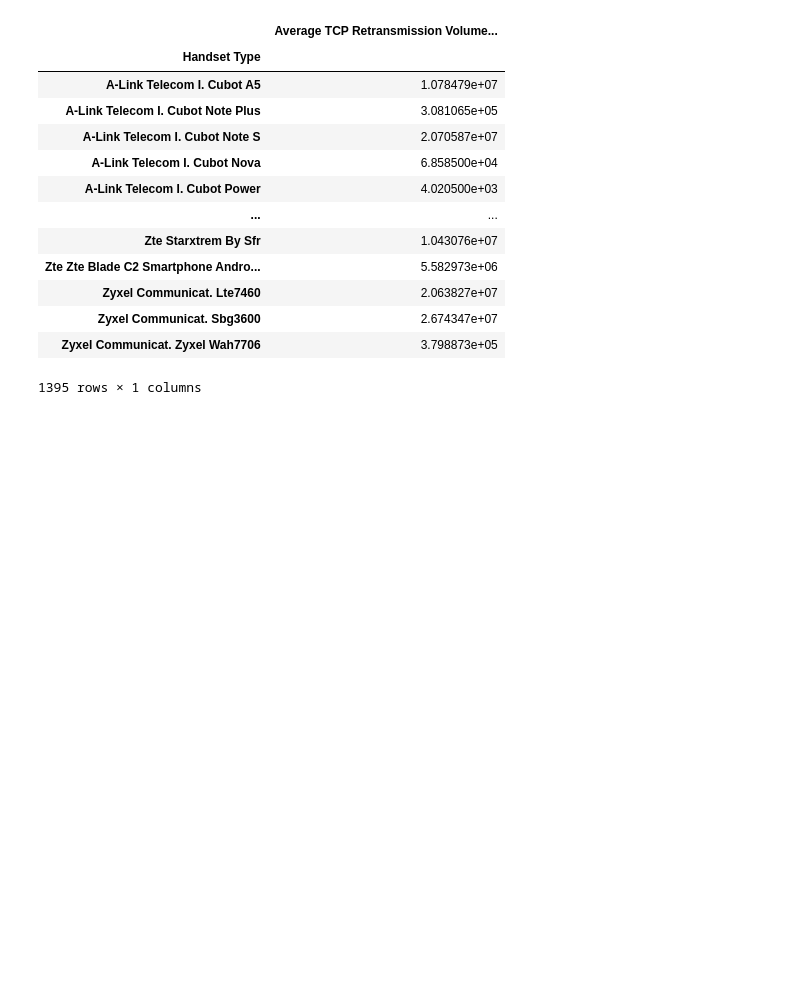
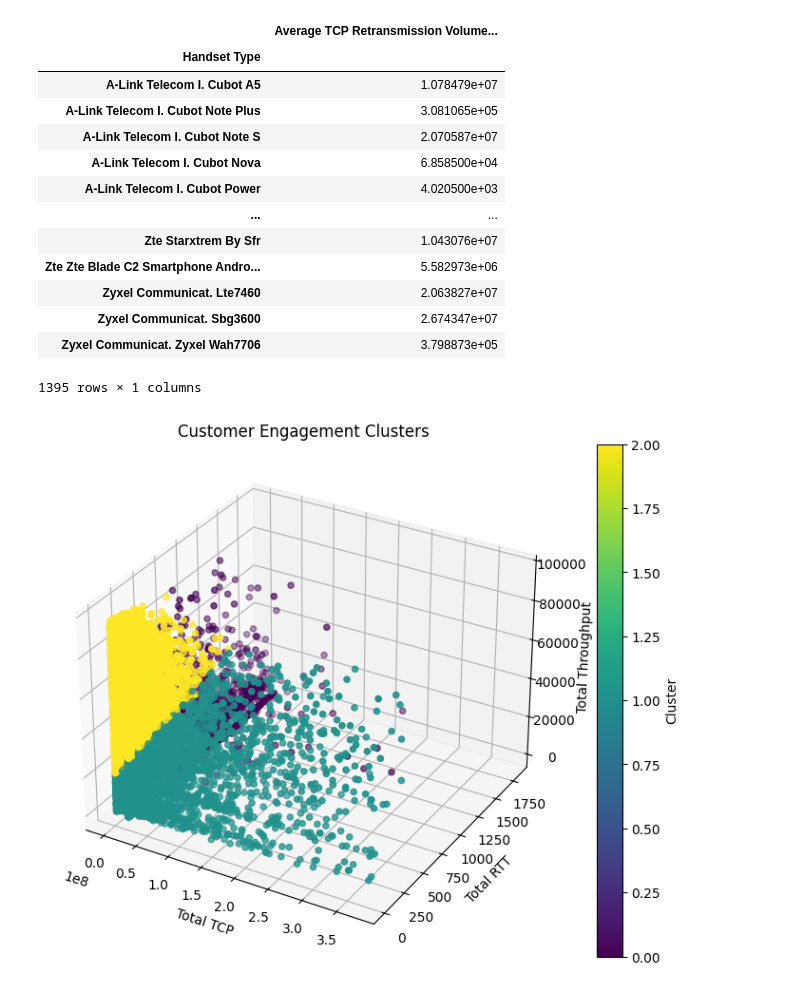
Before and after one commit to MubarekHussen/Telecom-Data-Driven-Investment-Analysis, a Jupyter notebook: notebooks/user_experience_analytics.ipynb, the cells around one changed output. Drawn from its saved outputs; the diff is of its cells as text; code cells hidden in the pictures; blank space fills up the shorter version.

Commit message:
feat: experinace cluster

```diff
--- a/notebooks/user_experience_analytics.ipynb
+++ b/notebooks/user_experience_analytics.ipynb
@@ -266,0 +280,40 @@ pd.DataFrame(avg_tcp_retrans_per_handset, columns = ['Average TCP Retransmission
+# %%
+clean_df['Total TCP'] = clean_df['TCP UL Retrans. Vol (Bytes)'] + clean_df['TCP DL Retrans. Vol (Bytes)']
+clean_df['Total RTT'] = clean_df['Avg RTT DL (ms)'] + clean_df['Avg RTT UL (ms)']
+clean_df['Total Throughput'] = clean_df['Avg Bearer TP DL (kbps)'] + clean_df['Avg Bearer TP UL (kbps)']
+
+engagement_metrics = ['Total TCP', 'Total RTT', 'Total Throughput']
+for metric in engagement_metrics:
+    clean_df = replace_with_mean(clean_df, metric)
+
+# Normalize the engagement metrics
+scaler = StandardScaler()
+normalized_data = scaler.fit_transform(clean_df[engagement_metrics])
+
+# Run k-means clustering
+kmeans = KMeans(n_clusters=3, n_init=10, random_state=0)
+clusters = kmeans.fit_predict(normalized_data)
+# %%
+# Add the cluster labels to the DataFrame
+clean_df['Engagement Cluster'] = clusters
+# %%
+fig = plt.figure(figsize=(10, 7))
+ax = fig.add_subplot(111, projection='3d')
+
+scatter = ax.scatter(clean_df['Total TCP'],
+                     clean_df['Total RTT'],
+                     clean_df['Total Throughput'],
+                     c=clusters,
+                     cmap='viridis')
+
+ax.set_title('Customer Engagement Clusters')
+ax.set_xlabel('Total TCP')
+ax.set_ylabel('Total RTT')
+ax.set_zlabel('Total Throughput')
+
+cbar = plt.colorbar(scatter)
+cbar.set_label('Cluster')
+
+plt.show()
+# %% [output]
+[figure, added]
```
Also changed, not shown: parts of 2 cells of this notebook.
